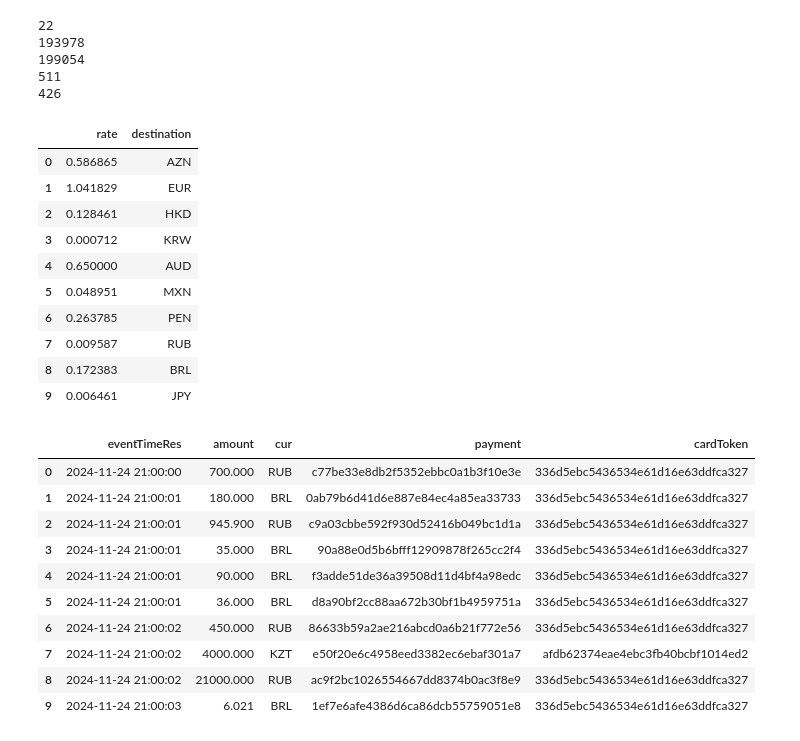
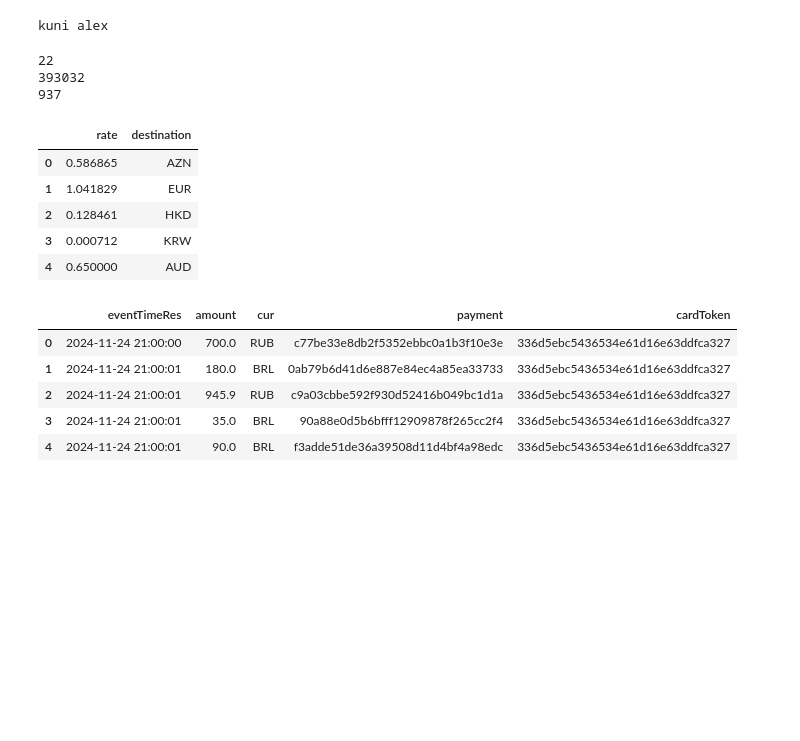
Before and after one commit to avolxn/xmas-hack, a Jupyter notebook: main.ipynb, the cells around one changed output. Cells and saved outputs as stored; diff of their text form; code cells hidden in the pictures; blank space fills up the shorter version.

```diff
--- a/main.ipynb
+++ b/main.ipynb
@@ -1,3 +1,7 @@
+# %%
+provider
+# %% [output]
+kuni alex
 # %%
 import pandas as pd
 import matplotlib.pyplot as plt
@@ -16,17 +8,17 @@ payments.to_csv("payments.csv", index=False)
+# %%
+ex_rates = pd.read_csv("CardON/ex_rates.csv")
+payments = pd.read_csv("payments.csv")
+providers = pd.read_csv("providers.csv")
 # %%
 print(len(ex_rates))
-print(len(payments_1))
-print(len(payments_2))
-print(len(providers_1))
-print(len(providers_2))
+print(len(payments))
+print(len(providers))
 # %% [output]
 22
-193978
-199054
-511
-426
+393032
+937
 # %%
-ex_rates.head(10)
+ex_rates.head()
 # %% [output]
 |  | rate | destination |
 | 0 | 0.586865 | AZN |
@@ -34,22 +26,12 @@ ex_rates.head(10)
 | 2 | 0.128461 | HKD |
 | 3 | 0.000712 | KRW |
 | 4 | 0.650000 | AUD |
-| 5 | 0.048951 | MXN |
-| 6 | 0.263785 | PEN |
-| 7 | 0.009587 | RUB |
-| 8 | 0.172383 | BRL |
-| 9 | 0.006461 | JPY |
 # %%
-payments.head(10)
+payments.head(5)
 # %% [output]
 |  | eventTimeRes | amount | cur | payment | cardToken |
-| 0 | 2024-11-24 21:00:00 | 700.000 | RUB | c77be33e8db2f5352ebbc0a1b3f10e3e | 336d5ebc5436534e61d16e63ddfca327 |
-| 1 | 2024-11-24 21:00:01 | 180.000 | BRL | 0ab79b6d41d6e887e84ec4a85ea33733 | 336d5ebc5436534e61d16e63ddfca327 |
-| 2 | 2024-11-24 21:00:01 | 945.900 | RUB | c9a03cbbe592f930d52416b049bc1d1a | 336d5ebc5436534e61d16e63ddfca327 |
-| 3 | 2024-11-24 21:00:01 | 35.000 | BRL | 90a88e0d5b6bfff12909878f265cc2f4 | 336d5ebc5436534e61d16e63ddfca327 |
-| 4 | 2024-11-24 21:00:01 | 90.000 | BRL | f3adde51de36a39508d11d4bf4a98edc | 336d5ebc5436534e61d16e63ddfca327 |
-| 5 | 2024-11-24 21:00:01 | 36.000 | BRL | d8a90bf2cc88aa672b30bf1b4959751a | 336d5ebc5436534e61d16e63ddfca327 |
-| 6 | 2024-11-24 21:00:02 | 450.000 | RUB | 86633b59a2ae216abcd0a6b21f772e56 | 336d5ebc5436534e61d16e63ddfca327 |
-| 7 | 2024-11-24 21:00:02 | 4000.000 | KZT | e50f20e6c4958eed3382ec6ebaf301a7 | afdb62374eae4ebc3fb40bcbf1014ed2 |
-| 8 | 2024-11-24 21:00:02 | 21000.000 | RUB | ac9f2bc1026554667dd8374b0ac3f8e9 | 336d5ebc5436534e61d16e63ddfca327 |
-| 9 | 2024-11-24 21:00:03 | 6.021 | BRL | 1ef7e6afe4386d6ca86dcb55759051e8 | 336d5ebc5436534e61d16e63ddfca327 |
+| 0 | 2024-11-24 21:00:00 | 700.0 | RUB | c77be33e8db2f5352ebbc0a1b3f10e3e | 336d5ebc5436534e61d16e63ddfca327 |
+| 1 | 2024-11-24 21:00:01 | 180.0 | BRL | 0ab79b6d41d6e887e84ec4a85ea33733 | 336d5ebc5436534e61d16e63ddfca327 |
+| 2 | 2024-11-24 21:00:01 | 945.9 | RUB | c9a03cbbe592f930d52416b049bc1d1a | 336d5ebc5436534e61d16e63ddfca327 |
+| 3 | 2024-11-24 21:00:01 | 35.0 | BRL | 90a88e0d5b6bfff12909878f265cc2f4 | 336d5ebc5436534e61d16e63ddfca327 |
+| 4 | 2024-11-24 21:00:01 | 90.0 | BRL | f3adde51de36a39508d11d4bf4a98edc | 336d5ebc5436534e61d16e63ddfca327 |
```
Also changed, not shown: parts of 12 cells of this notebook.
